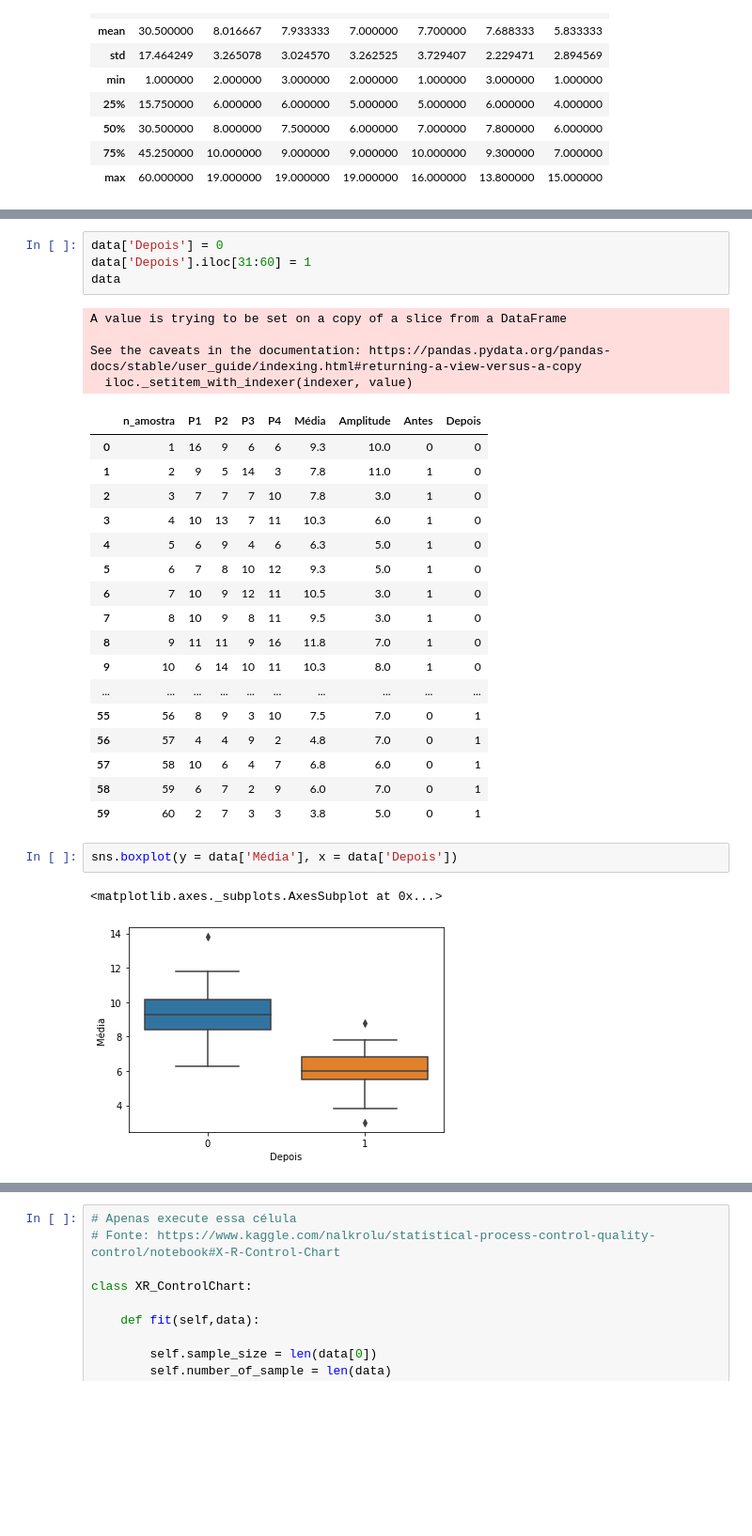
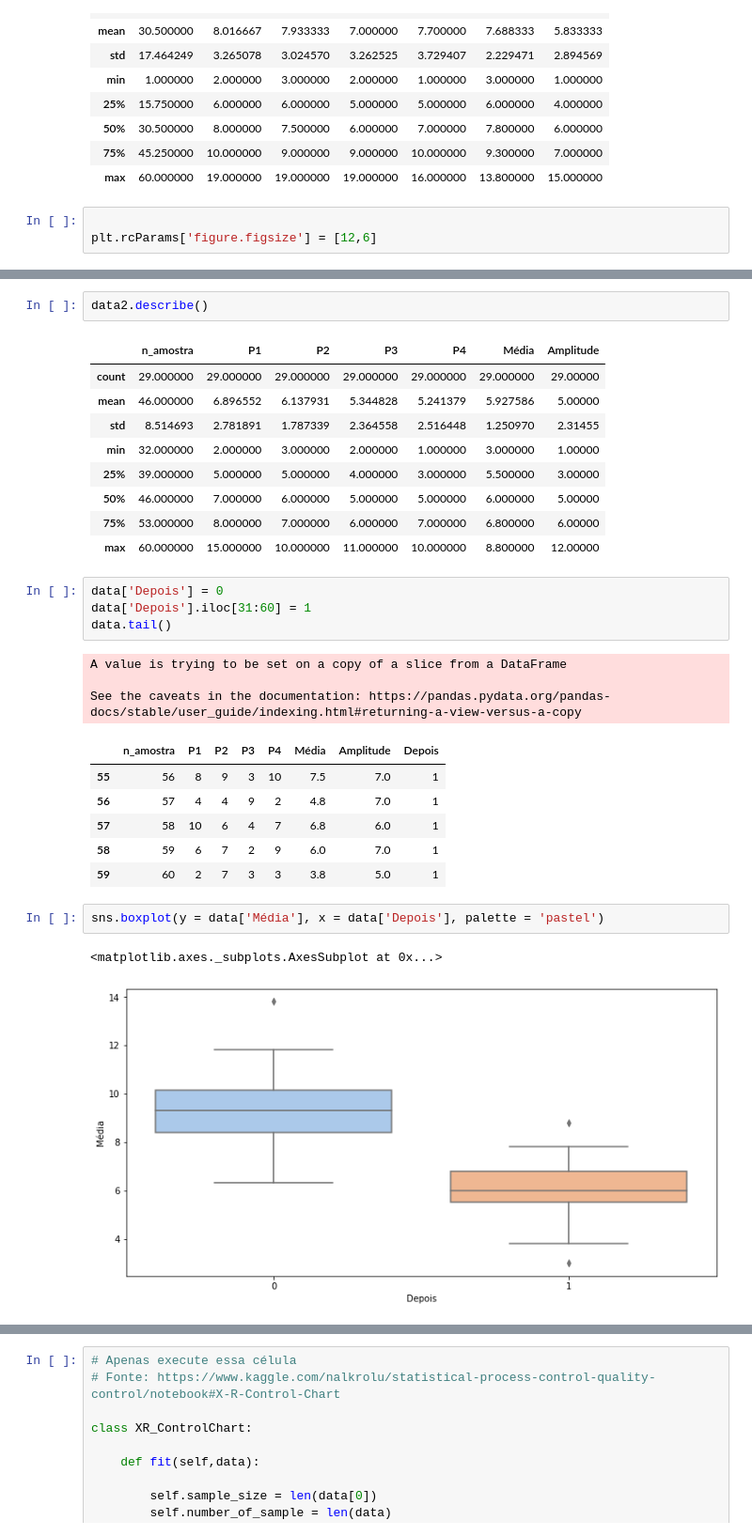
Before and after one commit to cibelerusso/Gestao-da-qualidade, a Jupyter notebook: Formação continuada/Formação_continuada.ipynb, the cells around one changed output, grey strips where cells are left out. Shown at 94% size. Cells and saved outputs as stored; diff of their text form; blank space fills up the shorter version.

```diff
--- a/Formação continuada/Formação_continuada.ipynb
+++ b/Formação continuada/Formação_continuada.ipynb
@@ -26,6 +26,9 @@ data.describe()
 | 50% | 30.500000 | 8.000000 | 7.500000 | 6.000000 | 7.000000 | 7.800000 | 6.000000 |
 | 75% | 45.250000 | 10.000000 | 9.000000 | 9.000000 | 10.000000 | 9.300000 | 7.000000 |
 | max | 60.000000 | 19.000000 | 19.000000 | 19.000000 | 16.000000 | 13.800000 | 15.000000 |
+# %%
+
+plt.rcParams['figure.figsize'] = [12,6]
 # %%
 import seaborn as sns
 
@@ -83,31 +76,31 @@ data2
+# %%
+data2.describe()
+# %% [output]
+|  | n_amostra | P1 | P2 | P3 | P4 | Média | Amplitude |
+| count | 29.000000 | 29.000000 | 29.000000 | 29.000000 | 29.000000 | 29.000000 | 29.00000 |
+| mean | 46.000000 | 6.896552 | 6.137931 | 5.344828 | 5.241379 | 5.927586 | 5.00000 |
+| std | 8.514693 | 2.781891 | 1.787339 | 2.364558 | 2.516448 | 1.250970 | 2.31455 |
+| min | 32.000000 | 2.000000 | 3.000000 | 2.000000 | 1.000000 | 3.000000 | 1.00000 |
+| 25% | 39.000000 | 5.000000 | 5.000000 | 4.000000 | 3.000000 | 5.500000 | 3.00000 |
+| 50% | 46.000000 | 7.000000 | 6.000000 | 5.000000 | 5.000000 | 6.000000 | 5.00000 |
+| 75% | 53.000000 | 8.000000 | 7.000000 | 6.000000 | 7.000000 | 6.800000 | 6.00000 |
+| max | 60.000000 | 15.000000 | 10.000000 | 11.000000 | 10.000000 | 8.800000 | 12.00000 |
 # %%
 data['Depois'] = 0
 data['Depois'].iloc[31:60] = 1
-data
+data.tail()
 # %% [output]
 A value is trying to be set on a copy of a slice from a DataFrame
 
 See the caveats in the documentation: https://pandas.pydata.org/pandas-docs/stable/user_guide/indexing.html#returning-a-view-versus-a-copy
-  iloc._setitem_with_indexer(indexer, value)
-|  | n_amostra | P1 | P2 | P3 | P4 | Média | Amplitude | Antes | Depois |
-| 0 | 1 | 16 | 9 | 6 | 6 | 9.3 | 10.0 | 0 | 0 |
-| 1 | 2 | 9 | 5 | 14 | 3 | 7.8 | 11.0 | 1 | 0 |
-| 2 | 3 | 7 | 7 | 7 | 10 | 7.8 | 3.0 | 1 | 0 |
-| 3 | 4 | 10 | 13 | 7 | 11 | 10.3 | 6.0 | 1 | 0 |
-| 4 | 5 | 6 | 9 | 4 | 6 | 6.3 | 5.0 | 1 | 0 |
-| 5 | 6 | 7 | 8 | 10 | 12 | 9.3 | 5.0 | 1 | 0 |
-| 6 | 7 | 10 | 9 | 12 | 11 | 10.5 | 3.0 | 1 | 0 |
-| 7 | 8 | 10 | 9 | 8 | 11 | 9.5 | 3.0 | 1 | 0 |
-| 8 | 9 | 11 | 11 | 9 | 16 | 11.8 | 7.0 | 1 | 0 |
-| 9 | 10 | 6 | 14 | 10 | 11 | 10.3 | 8.0 | 1 | 0 |
-| ... | ... | ... | ... | ... | ... | ... | ... | ... | ... |
-| 55 | 56 | 8 | 9 | 3 | 10 | 7.5 | 7.0 | 0 | 1 |
-| 56 | 57 | 4 | 4 | 9 | 2 | 4.8 | 7.0 | 0 | 1 |
-| 57 | 58 | 10 | 6 | 4 | 7 | 6.8 | 6.0 | 0 | 1 |
-| 58 | 59 | 6 | 7 | 2 | 9 | 6.0 | 7.0 | 0 | 1 |
-| 59 | 60 | 2 | 7 | 3 | 3 | 3.8 | 5.0 | 0 | 1 |
+|  | n_amostra | P1 | P2 | P3 | P4 | Média | Amplitude | Depois |
+| 55 | 56 | 8 | 9 | 3 | 10 | 7.5 | 7.0 | 1 |
+| 56 | 57 | 4 | 4 | 9 | 2 | 4.8 | 7.0 | 1 |
+| 57 | 58 | 10 | 6 | 4 | 7 | 6.8 | 6.0 | 1 |
+| 58 | 59 | 6 | 7 | 2 | 9 | 6.0 | 7.0 | 1 |
+| 59 | 60 | 2 | 7 | 3 | 3 | 3.8 | 5.0 | 1 |
 # %%
-sns.boxplot(y = data['Média'], x = data['Depois'])
+sns.boxplot(y = data['Média'], x = data['Depois'], palette = 'pastel')
 # %% [output]
 <matplotlib.axes._subplots.AxesSubplot at 0x...>
-[figure, old version]
+[figure, new version]
```
Also changed, not shown: parts of 15 cells of this notebook.
